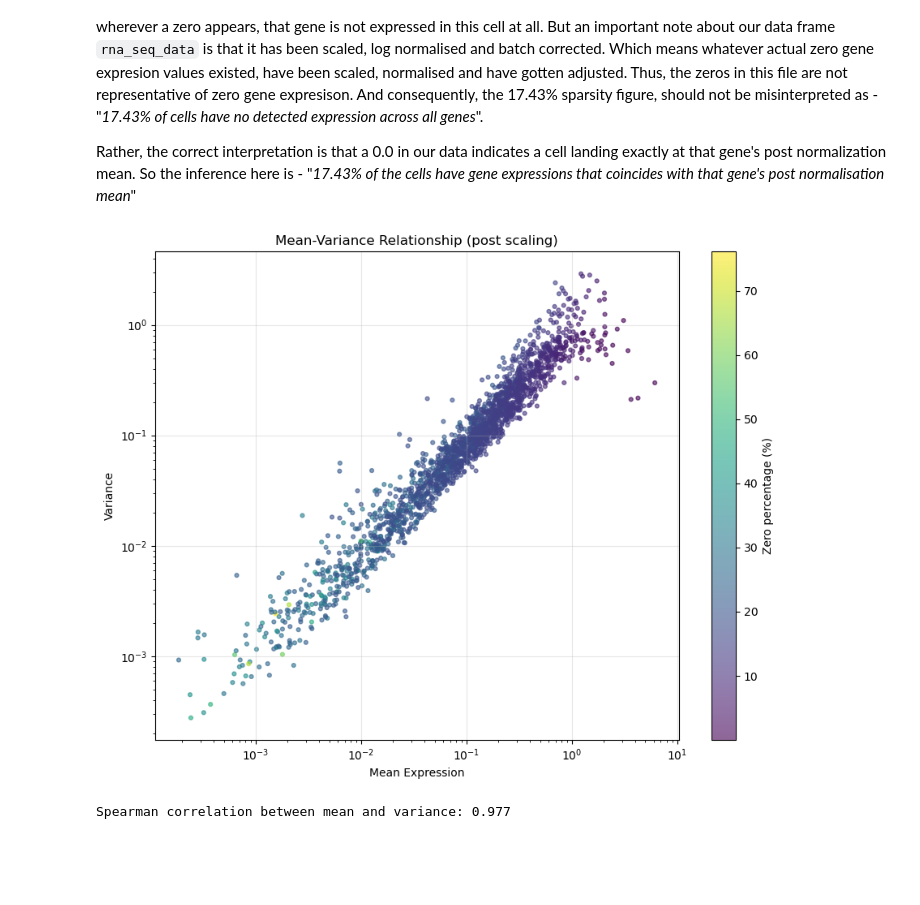
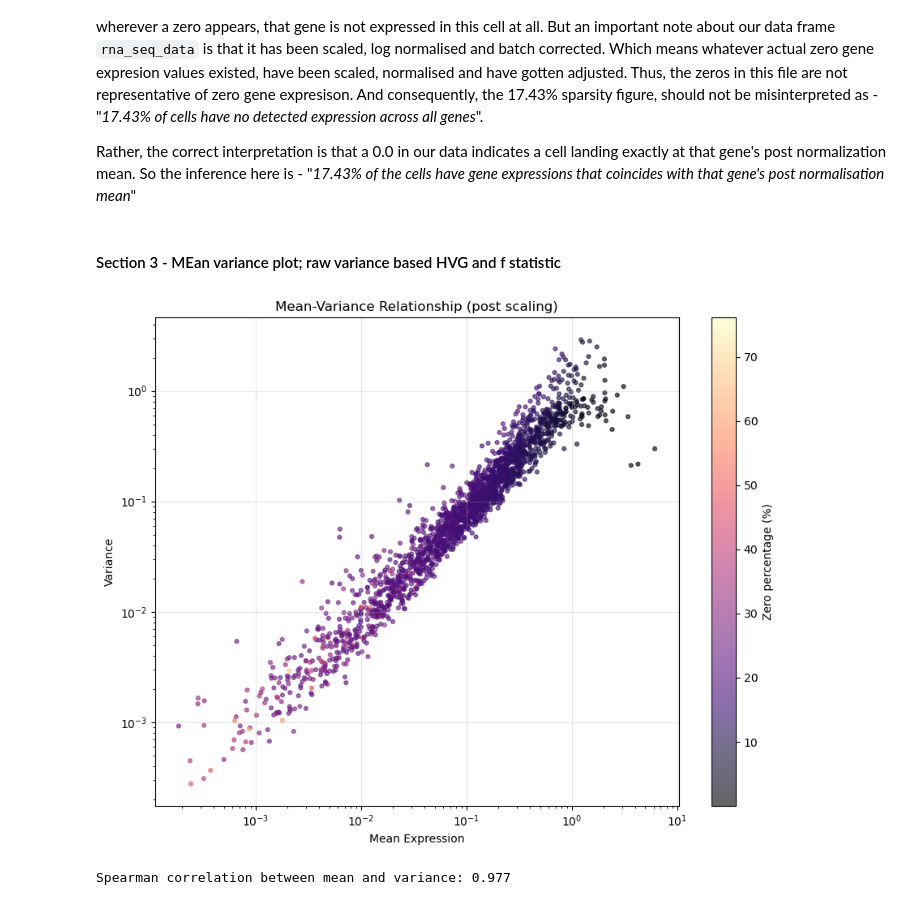
Before and after one commit to rajantidke/ML_immune_cell_type_classifier, a Jupyter notebook: Notebooks/1_Data_exploration.ipynb, the cells around one changed output. Drawn from its saved outputs; the diff is of its cells as text; code cells hidden in the pictures; blank space fills up the shorter version.

```diff
--- a/Notebooks/1_Data_exploration.ipynb
+++ b/Notebooks/1_Data_exploration.ipynb
@@ -333,28 +333,30 @@ __What these numbers actually mean for our data:__
 In general, we understand sparsity as a large number of zero values in our gene expression matrix. This implies that wherever a zero appears, that gene is not expressed in this cell at all. But an important note about our data frame `rna_seq_data` is that it has been scaled, log normalised and batch corrected. Which means whatever actual zero gene expresion values existed, have been scaled, normalised and have gotten adjusted. Thus, the zeros in this file are not representative of zero gene expresison. And consequently, the 17.43% sparsity figure, should not be misinterpreted as -  "*17.43% of cells have no detected expression across all genes*".
 
 Rather, the correct interpretation is that a 0.0 in our data indicates a cell landing exactly at that gene's post normalization mean. So the inference here is - "*17.43% of the cells have gene expressions that coincides with that gene's post normalisation mean*"
+# %% [markdown]
+#### Section 3 - MEan variance plot; raw variance based HVG and f statistic
 # %%
 plt.figure(figsize=(9, 7))
 sc = plt.scatter(
     gene_stats["mean"],
     gene_stats["variance"],
     c=gene_stats["zero_percent"],
-    cmap="viridis",
+    cmap="magma",
     alpha=0.6,
     s=12
 )
 plt.colorbar(sc, label="Zero percentage (%)")
 plt.xscale("log")
 plt.yscale("log")
 plt.xlabel("Mean Expression")
 plt.ylabel("Variance")
 plt.title("Mean-Variance Relationship (post scaling)")
 plt.grid(alpha=0.3)
 plt.tight_layout()
 plt.savefig(os.path.join(PLOT_DIR, "mean_variance_relationship.png"), dpi=300)
 plt.show()
 # %% [output]
-[figure, old version]
+[figure, new version]
 # %%
 correlation = gene_stats[["mean", "variance"]].corr(method="spearman").iloc[0, 1]
 print(f"Spearman correlation between mean and variance: {correlation:.3f}")
```
Also changed, not shown: parts of 11 cells of this notebook, 29 other files.
